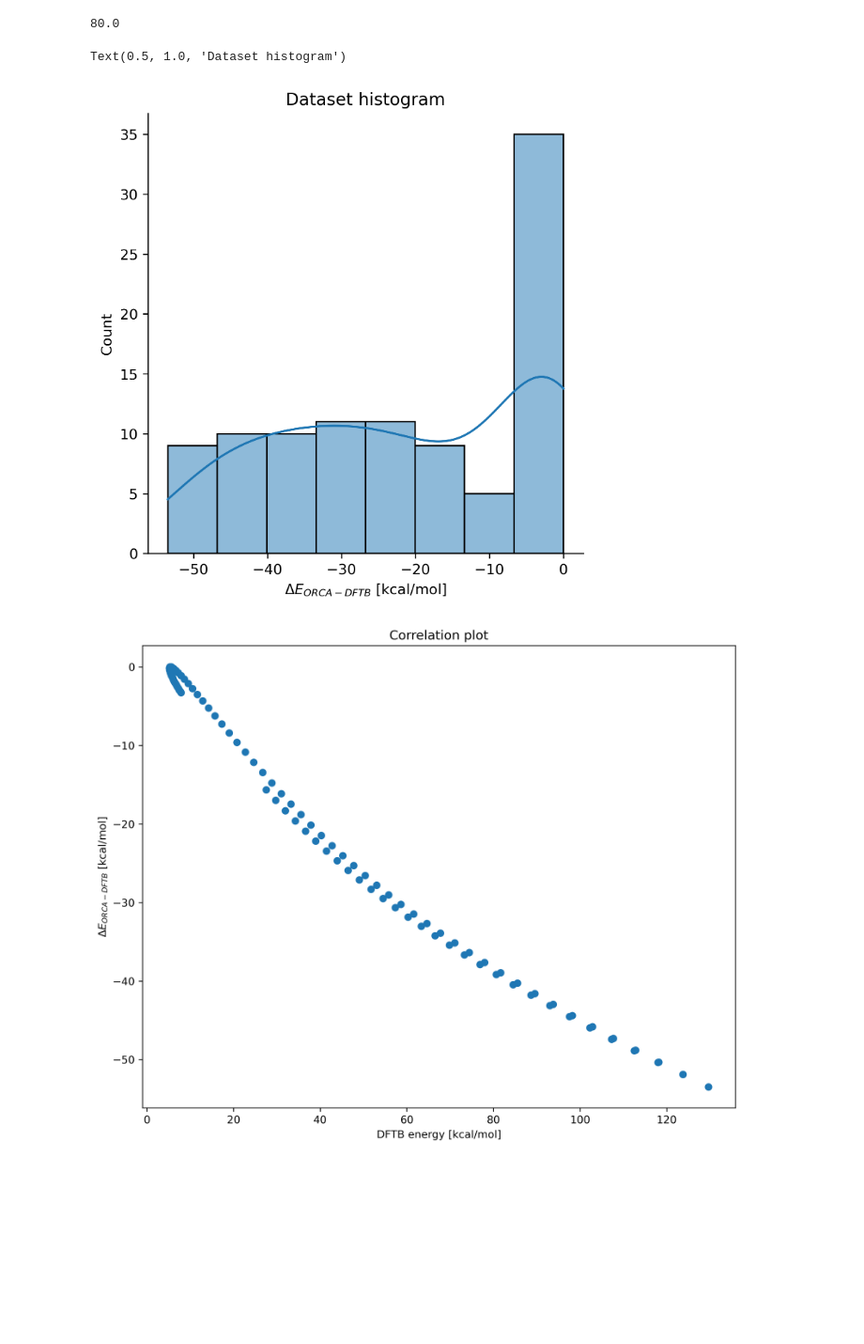
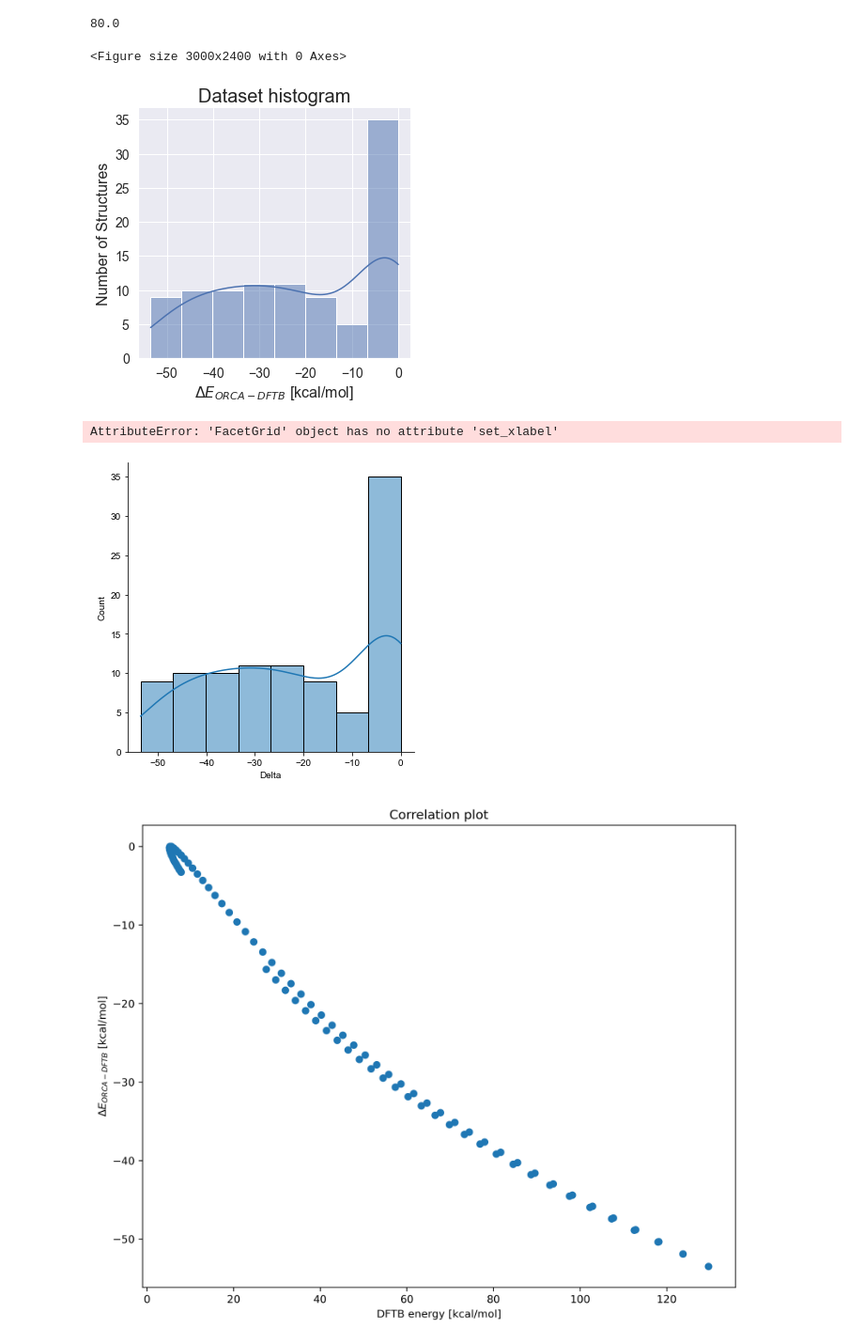
Before and after one commit to KIT-Workflows/DFTB-Neural-Net, a Jupyter notebook: WaNos/NN-Delta-ML/graphs.ipynb, the cells around one changed output. Shown at 94% size. Drawn from its saved outputs; the diff is of its cells as text; code cells hidden in the pictures; blank space fills up the shorter version.

```diff
--- a/WaNos/NN-Delta-ML/graphs.ipynb
+++ b/WaNos/NN-Delta-ML/graphs.ipynb
@@ -33,14 +33,30 @@ import pickle
 len(data_set)*0.8
 # %% [output]
 80.0
-# %%
-sns.displot(data=data_set['Delta'], kde=True)
-plt.rcParams.update({'figure.figsize':(10,8), 'figure.dpi':300})
-plt.xlabel('$\Delta E_{ORCA-DFTB}$ [kcal/mol]')
-plt.title('Dataset histogram')
-# %% [output]
-Text(0.5, 1.0, 'Dataset histogram')
-[figure, removed]
+# %%
+plt.figure(figsize=(10,8), dpi=300)
+sns.set()
+p = sns.displot(data=data_set['Delta'], kde=True)
+plt.xlabel('$\Delta E_{ORCA-DFTB}$ [kcal/mol]',fontsize = 16)
+plt.ylabel('Number of Structures',fontsize = 16)
+plt.title('Dataset histogram', fontsize=20)
+plt.tick_params(axis='both', labelsize=14)
+plt.tight_layout()
+plt.savefig('Histogram.png')
+# %% [output]
+<Figure size 3000x2400 with 0 Axes>
+[figure, added]
+# %%
+
+fig=sns.displot(data=data_set['Delta'], kde=True)
+sns.set()
+fig.set_xlabel('$\Delta E_{ORCA-DFTB}$ [kcal/mol]',fontsize = 16)
+fig.set_ylabel('Number of Structures',fontsize = 16)
+fig.set_title('Dataset histogram')
+plt.tick_params(axis='both', labelsize=14)
+# %% [output]
+AttributeError: 'FacetGrid' object has no attribute 'set_xlabel'
+[figure, added]
 # %%
 plt.scatter(((data_set['dftb_energy']-ref_dftb['dftb_energy'].sum())*627.5), data_set['Delta'])
 plt.rcParams.update({'figure.figsize':(10,8), 'figure.dpi':300})
```
Also changed, not shown: 9 other files.
